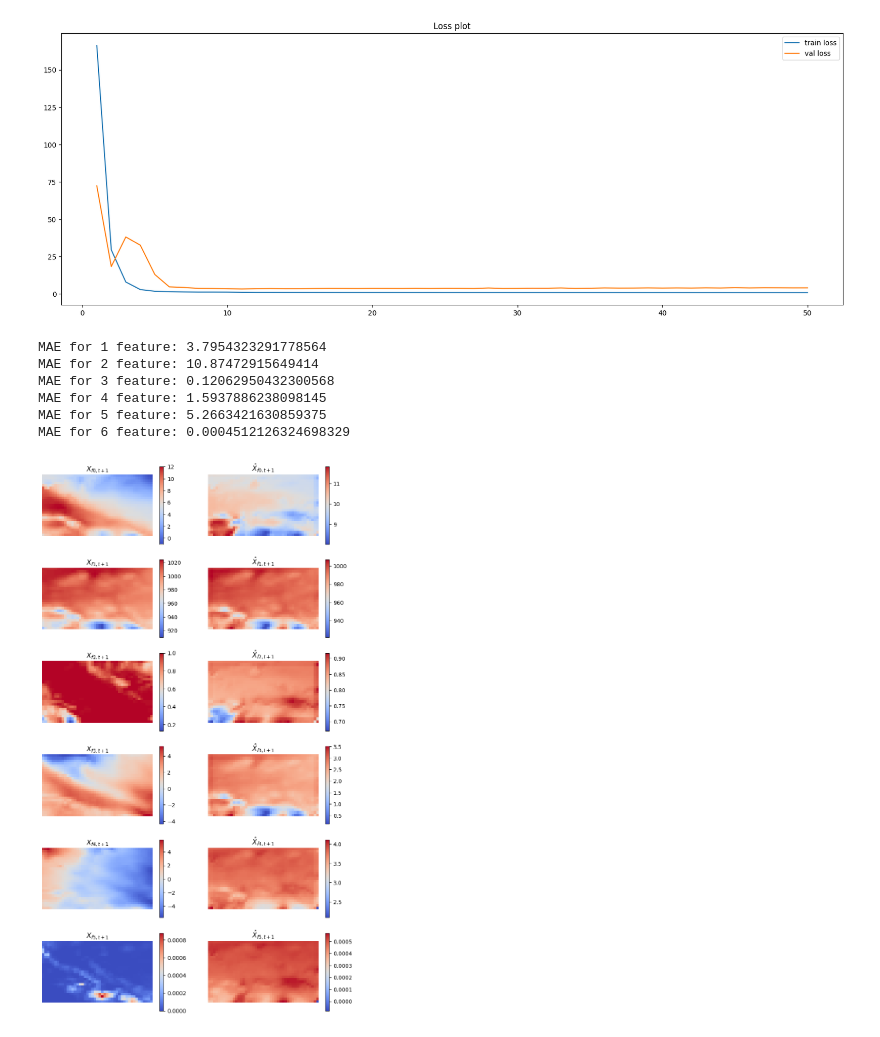
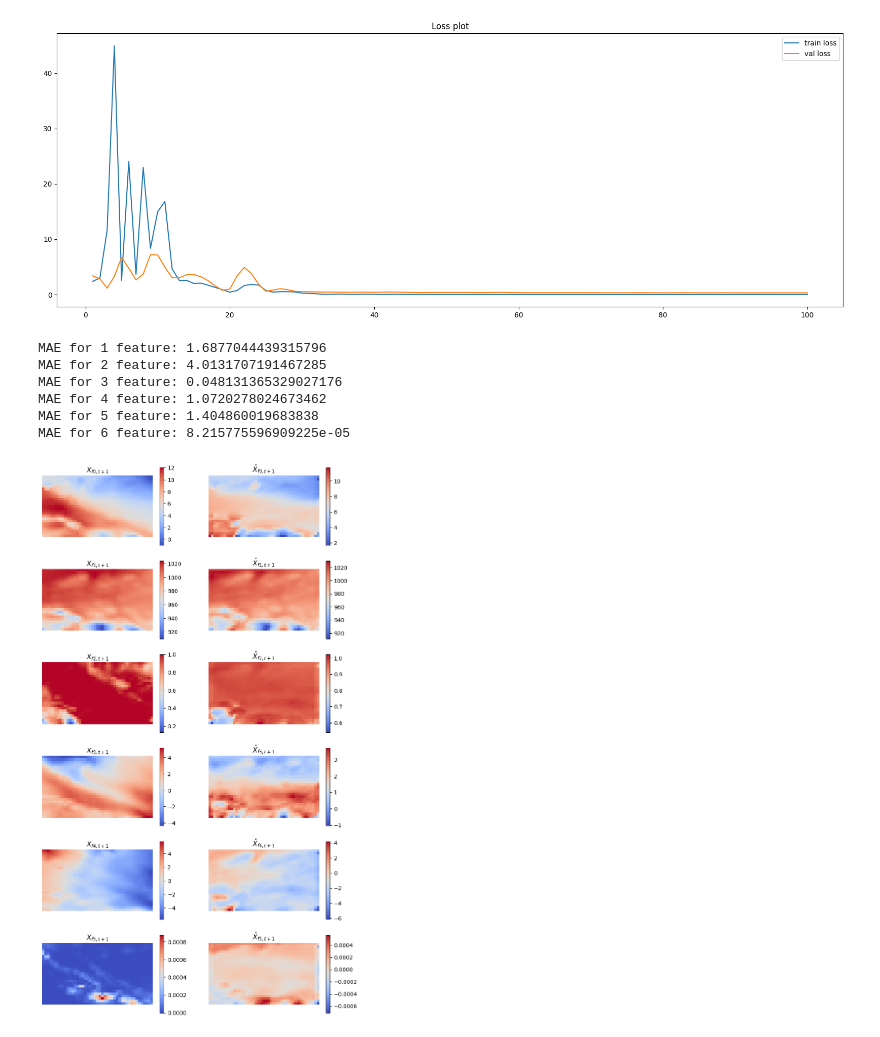
Before and after one commit to iwamaciek/stwp, a Jupyter notebook: demos/gnn-demo.ipynb, the cells around one changed output. Cells and saved outputs as stored; diff of their text form; code cells hidden in the pictures.

```diff
--- a/demos/gnn-demo.ipynb
+++ b/demos/gnn-demo.ipynb
@@ -5,5 +5,5 @@ sys.path.append('..')
 from baselines.gnn.temporal_gnn import Trainer
 # %%
 trainer = Trainer()
-trainer.train(subset=10, num_epochs=50)
+trainer.train(subset=1, num_epochs=100)
 # %% [output]
@@ -27 +27 @@ Val Loss: 4.1177
-[figure, old version]
+[figure, new version]
@@ -33,13 +28,13 @@ Val Loss: 4.1177
 # %%
 trainer.plot_predictions(type='train')
 # %% [output]
-MAE for 1 feature: 3.7954323291778564
-MAE for 2 feature: 10.87472915649414
-MAE for 3 feature: 0.12062950432300568
-MAE for 4 feature: 1.5937886238098145
-MAE for 5 feature: 5.2663421630859375
-MAE for 6 feature: 0.0004512126324698329
+MAE for 1 feature: 1.6877044439315796
+MAE for 2 feature: 4.0131707191467285
+MAE for 3 feature: 0.048131365329027176
+MAE for 4 feature: 1.0720278024673462
+MAE for 5 feature: 1.404860019683838
+MAE for 6 feature: 8.215775596909225e-05
-[figure, old version]
+[figure, new version]
 # %%
 trainer.plot_predictions(type='test')
 # %% [output]
```
Also changed, not shown: parts of 3 cells of this notebook, 2 other files.
